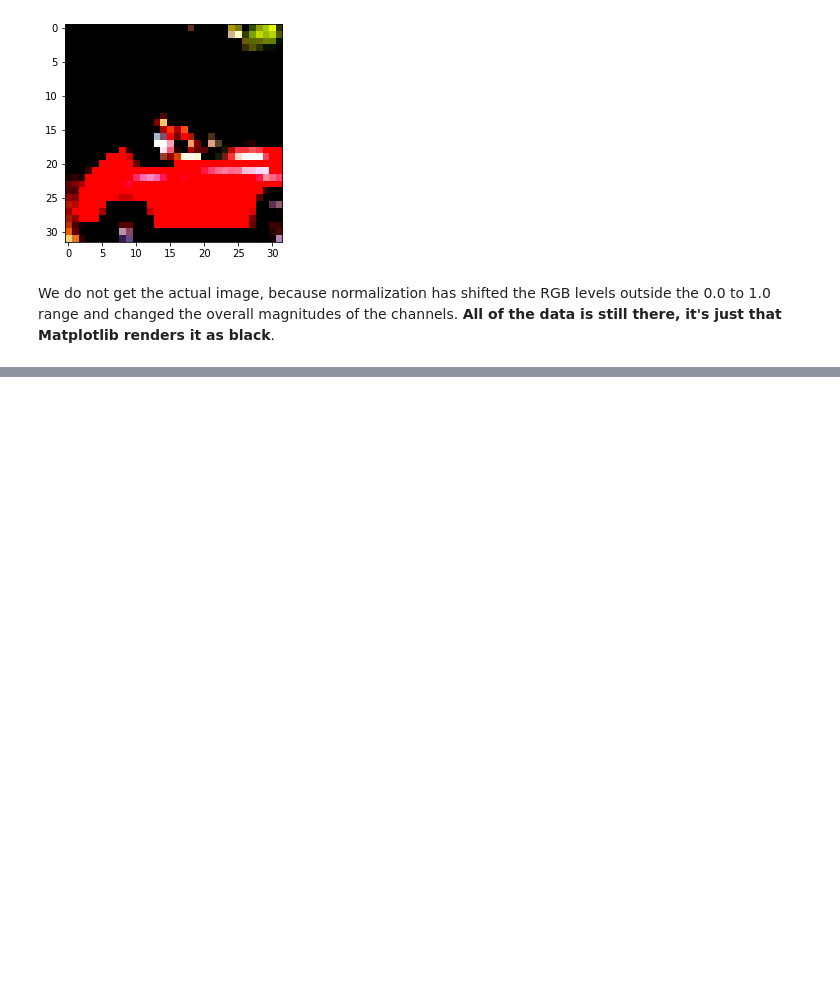
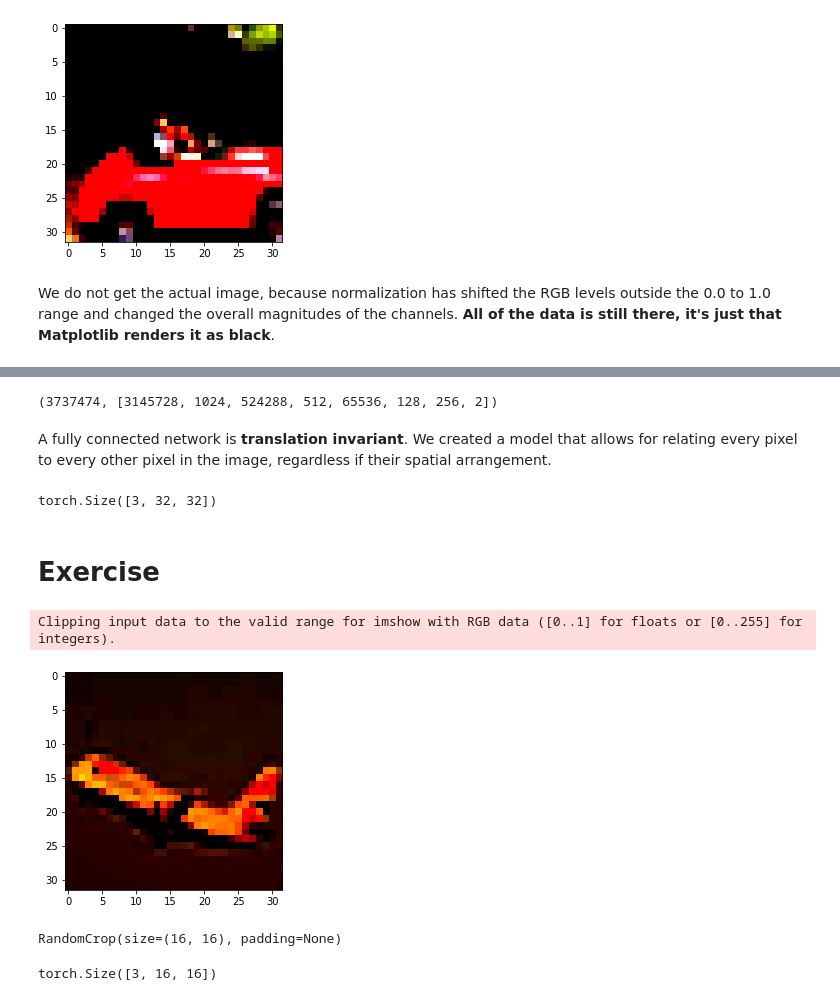
Before and after one commit to dqniellew1/DLPT, a Jupyter notebook: Telling_Birds_from_Airplanes.ipynb, the cells around one changed output, grey strips where cells are left out. Saved outputs shown, nothing was run; the diff lists cells and outputs as text; code cells hidden in the pictures; blank space fills up the shorter version.

```diff
--- a/Telling_Birds_from_Airplanes.ipynb
+++ b/Telling_Birds_from_Airplanes.ipynb
@@ -188,0 +315,2 @@ We do not get the actual image, because normalization has shifted the RGB levels
+# %%
+loss = nn.NLLLoss()
@@ -188,0 +319,6 @@ We do not get the actual image, because normalization has shifted the RGB levels
+# %%
+img, label = cifar2[0]
+
+out = model(img.view(-1).unsqueeze(0))
+
+loss(out, torch.tensor([label]))
@@ -188,0 +329,26 @@ We do not get the actual image, because normalization has shifted the RGB levels
+# %%
+model = nn.Sequential(
+    nn.Linear(3072, 512),
+    nn.Tanh(),
+    nn.Linear(512, 2),
+    nn.LogSoftmax(dim=1)
+)
+
+learning_rate = 1e-2
+
+optimizer = optim.SGD(model.parameters(), lr=learning_rate)
+
+loss_fn = nn.NLLLoss()
+
+n_epochs = 100
+
+for epoch in range(n_epochs):
+  for img, label in cifar2:
+    out = model(img.view(-1).unsqueeze(0))
+    loss = loss_fn(out, torch.tensor([label]))
+
+    optimizer.zero_grad()
+    loss.backward()
+    optimizer.step()
+
+  print("Epoch {}, Loss {}".format(epoch, float(loss)))
@@ -188,0 +567,23 @@ We do not get the actual image, because normalization has shifted the RGB levels
+# %%
+numel_list = [p.numel() for p in model.parameters() if p.requires_grad == True]
+sum(numel_list), numel_list
+# %% [output]
+(3737474, [3145728, 1024, 524288, 512, 65536, 128, 256, 2])
+# %% [markdown]
+A fully connected network is **translation invariant**. We created a model that allows for relating every pixel to every other pixel in the image, regardless if their spatial arrangement.
+# %%
+img.shape
+# %% [output]
+torch.Size([3, 32, 32])
+# %% [markdown]
+# Exercise
+# %%
+plt.imshow(img.permute(1, 2, 0))
+plt.show()
+# %% [output]
+Clipping input data to the valid range for imshow with RGB data ([0..1] for floats or [0..255] for integers).
+[figure, added]
+# %%
+transforms.RandomCrop((16,16))
+# %% [output]
+RandomCrop(size=(16, 16), padding=None)
@@ -188,0 +596,6 @@ We do not get the actual image, because normalization has shifted the RGB levels
+# %%
+img, _ = random_crop[0]
+
+img.shape
+# %% [output]
+torch.Size([3, 16, 16])
```
Also changed, not shown: parts of 51 cells of this notebook.
